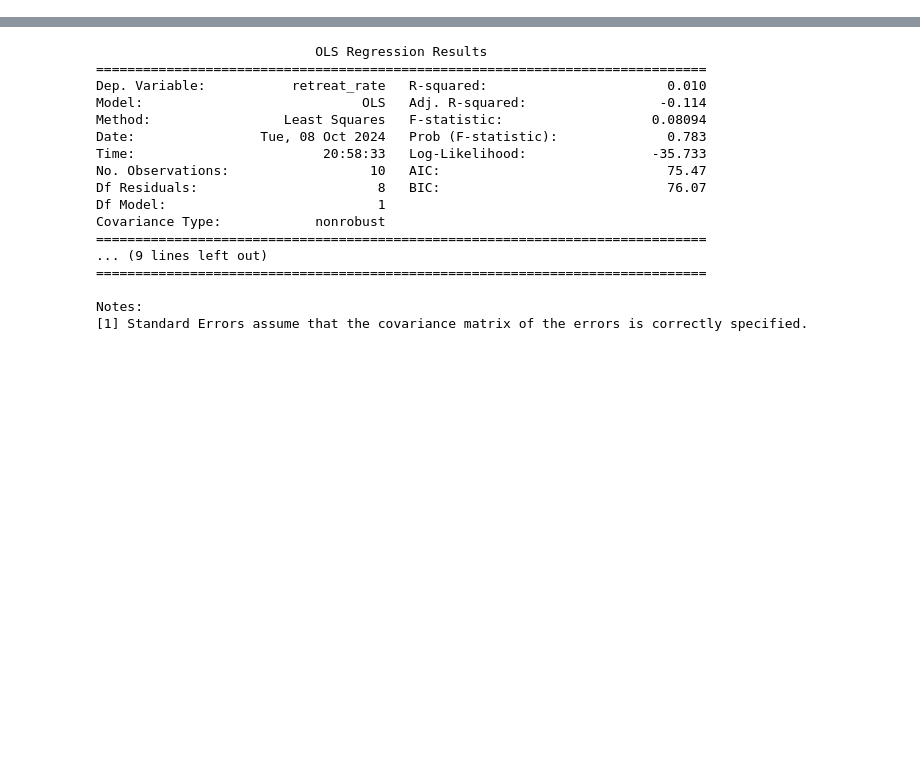
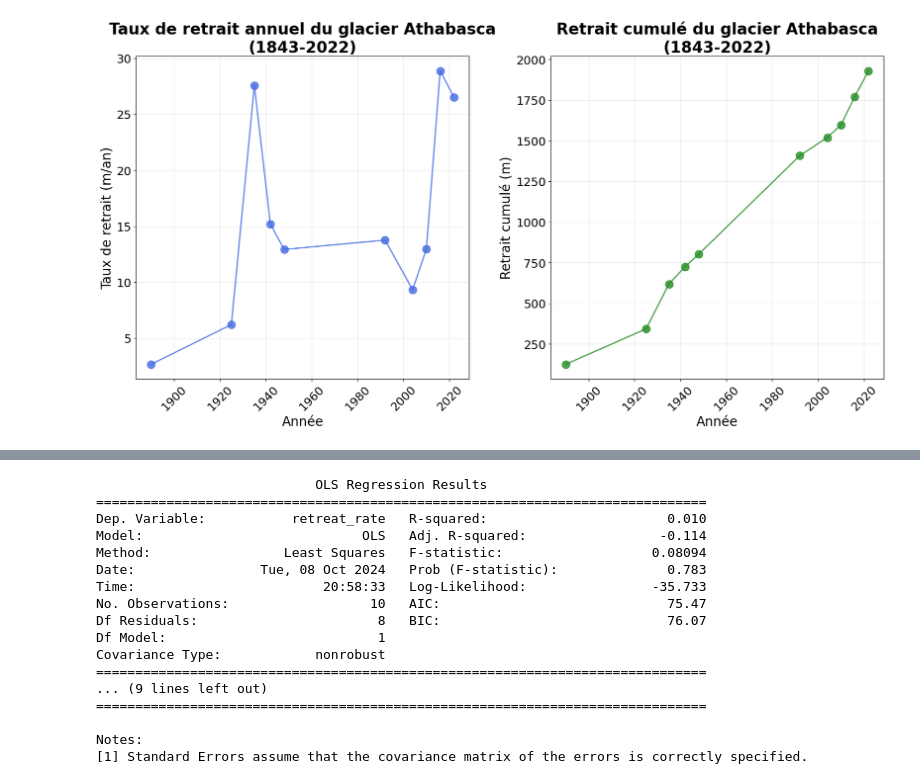
Before and after one commit to tofunori/Ouest, a Jupyter notebook: Retrait glacier/retrait_athabasca.ipynb, the cells around one changed output, grey strips where cells are left out. Drawn from its saved outputs; the diff is of its cells as text; code cells hidden in the pictures; blank space fills up the shorter version.

```diff
--- a/Retrait glacier/retrait_athabasca.ipynb
+++ b/Retrait glacier/retrait_athabasca.ipynb
@@ -78,3 +78,65 @@ Année 2022 : 26.53 mètres/an
+# %%
+import geopandas as gpd
+import pandas as pd
+import numpy as np
+import matplotlib.pyplot as plt
+
+# Increase default font sizes
+plt.rcParams['font.size'] = 16
+plt.rcParams['axes.titlesize'] = 24
+plt.rcParams['axes.labelsize'] = 20
+plt.rcParams['xtick.labelsize'] = 18
+plt.rcParams['ytick.labelsize'] = 18
+
+# Load the shapefile
+gdf = gpd.read_file(r"D:\UQTR\Automne 2024\Ouest\retrait_glacier\retrait_points.shp")
+gdf = gdf.to_crs(epsg=32611)
+
+# Ensure 'year' column is numeric and filter the years
+gdf['year'] = pd.to_numeric(gdf['year'], errors='coerce')
+gdf = gdf.dropna(subset=['year'])
+gdf = gdf[(gdf['year'] >= 1843) & (gdf['year'] <= 2024)]
+gdf = gdf.sort_values(by='year').reset_index(drop=True)
+
+# Calculate retreat rates
+years_existing = gdf['year'].values
+points_existing = gdf.geometry.values
+x_existing = np.array([point.x for point in points_existing])
+y_existing = np.array([point.y for point in points_existing])
+distances = np.sqrt(np.diff(x_existing)**2 + np.diff(y_existing)**2)
+years_diff = np.diff(years_existing)
+retreat_per_year = np.divide(distances, years_diff)
+
+# Calculate cumulative retreat
+cumulative_retreat = np.cumsum(distances)
+
+# Plot with increased figure size and font sizes
+plt.figure(figsize=(18, 10))
+
+# Subplot for retreat rate per year
+plt.subplot(1, 2, 1)
+plt.plot(years_existing[1:], retreat_per_year, marker='o', linestyle='-', color='royalblue', markersize=12, linewidth=2, alpha=0.8)
+plt.title('Taux de retrait annuel du glacier Athabasca\n(1843-2022)', fontsize=24, fontweight='bold')
+plt.xlabel('Année', fontsize=20)
+plt.ylabel('Taux de retrait (m/an)', fontsize=20)
+plt.grid(True, alpha=0.3)
+plt.xticks(fontsize=18, rotation=45)
+plt.yticks(fontsize=18)
+
+# Subplot for cumulative retreat
+plt.subplot(1, 2, 2)
+plt.plot(years_existing[1:], cumulative_retreat, marker='o', linestyle='-', color='forestgreen', markersize=12, linewidth=2, alpha=0.8)
+plt.title('Retrait cumulé du glacier Athabasca\n(1843-2022)', fontsize=24, fontweight='bold')
+plt.xlabel('Année', fontsize=20)
+plt.ylabel('Retrait cumulé (m)', fontsize=20)
+plt.grid(True, alpha=0.3)
+plt.xticks(fontsize=18, rotation=45)
+plt.yticks(fontsize=18)
+
+plt.tight_layout(pad=3.0)
+plt.show()
+# %% [output]
+[figure, added]
 # %%
 import geopandas as gpd
 import pandas as pd
```
Also changed, not shown: parts of 2 cells of this notebook.
